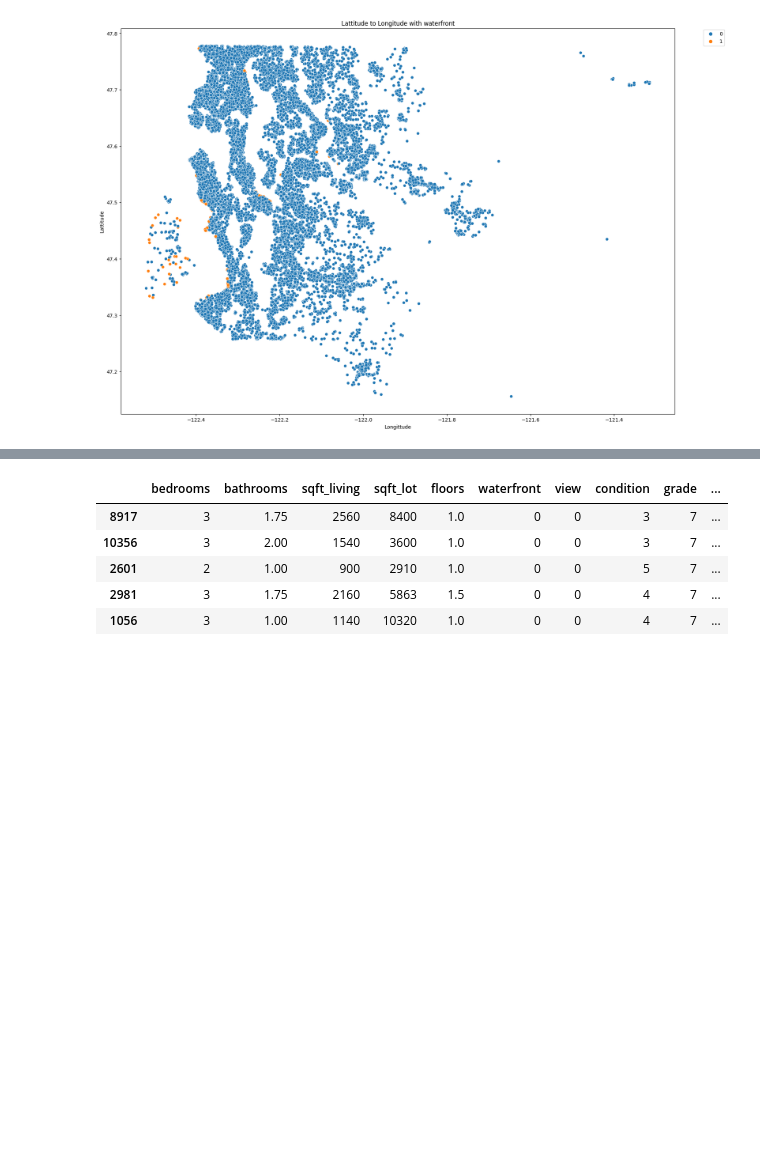
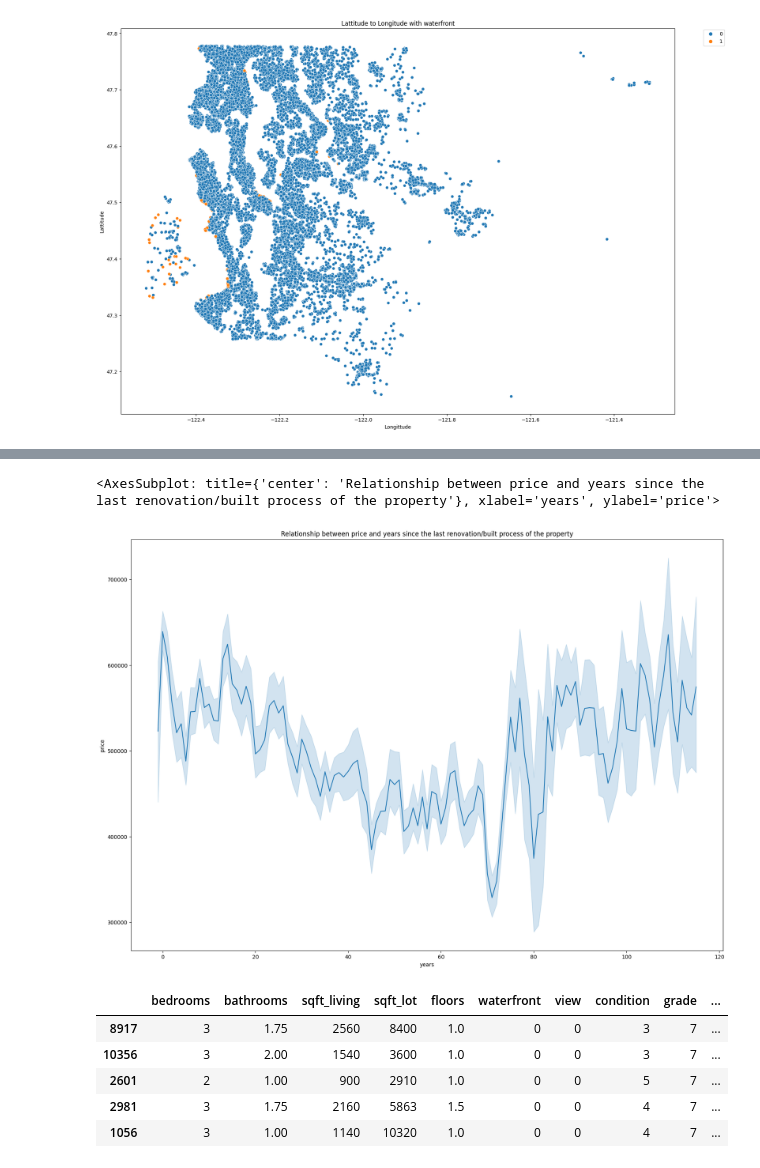
Before and after one commit to jb4414/BDMT_project_2022, a Jupyter notebook: data_preparation.ipynb, the cells around one changed output, grey strips where cells are left out. Saved outputs shown, nothing was run; the diff lists cells and outputs as text; code cells hidden in the pictures; blank space fills up the shorter version.

Commit message:
added years since last investment into the property

```diff
--- a/data_preparation.ipynb
+++ b/data_preparation.ipynb
@@ -33,9 +33,11 @@ waterfront = 'waterfront'
 grade = 'grade'
 squares_above = 'sqft_above'
 neighborhood = 'sqft_living15'
-age = 'yr_built'
+true_age = 'yr_built'
 lat = 'lat'
 long = 'long'
+zipcode = 'zipcode'
+age = 'yr_since_investment'
 # %% [markdown]
 # Data variables descriptions
 
@@ -225,0 +225,5 @@ Text(0.5, 1.0, 'Lattitude to Longitude with waterfront')
+# %%
+# New feature -> age (yr(date) - max(yr_built, yr_renovated))
+# How long has the property gone without bigger investment and how is this correlated with price?
+house_data[age] = (house_data['date'].apply(lambda x: str(x)[0:4]).apply(lambda x: int(x))) - np.maximum(house_data['yr_built'], house_data['yr_renovated'])
+house_data[age]
@@ -226,3 +243,11 @@ Text(0.5, 1.0, 'Lattitude to Longitude with waterfront')
+# %%
+plt.figure(figsize=(20, 14), facecolor='w', edgecolor='k')
+plt.title("Relationship between price and years since the last renovation/built process of the property")
+plt.xlabel('years')
+sns.lineplot(x=age, y=price, data=house_data)
+# %% [output]
+<AxesSubplot: title={'center': 'Relationship between price and years since the last renovation/built process of the property'}, xlabel='years', ylabel='price'>
+[figure, added]
 # %%
 #Extract features and labels
 house_data_features = house_data.drop([price,'id','date'], axis=1)
```
Also changed, not shown: parts of 4 cells of this notebook, 2 other files.
